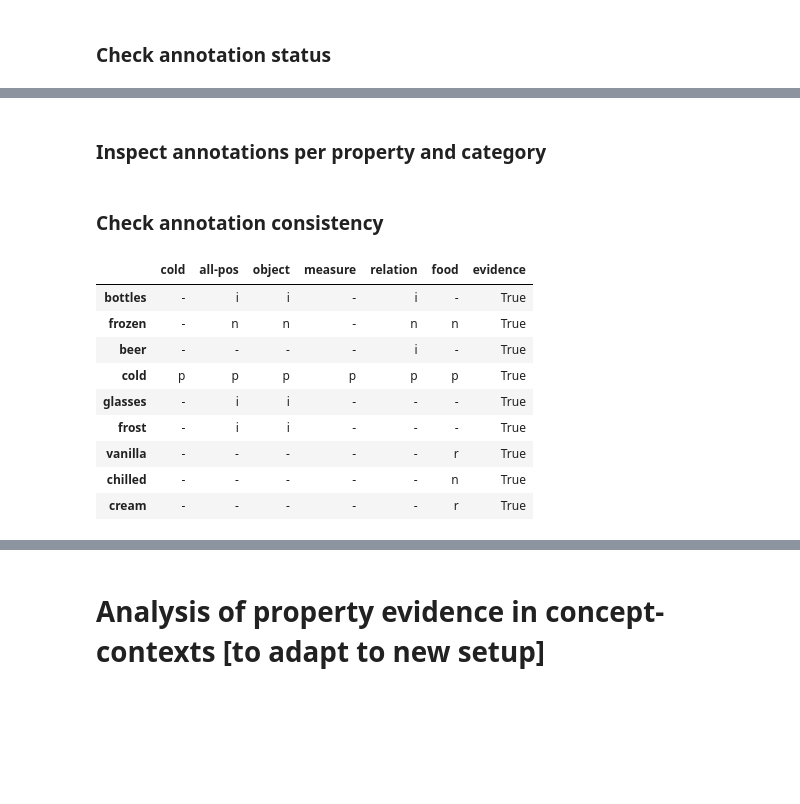
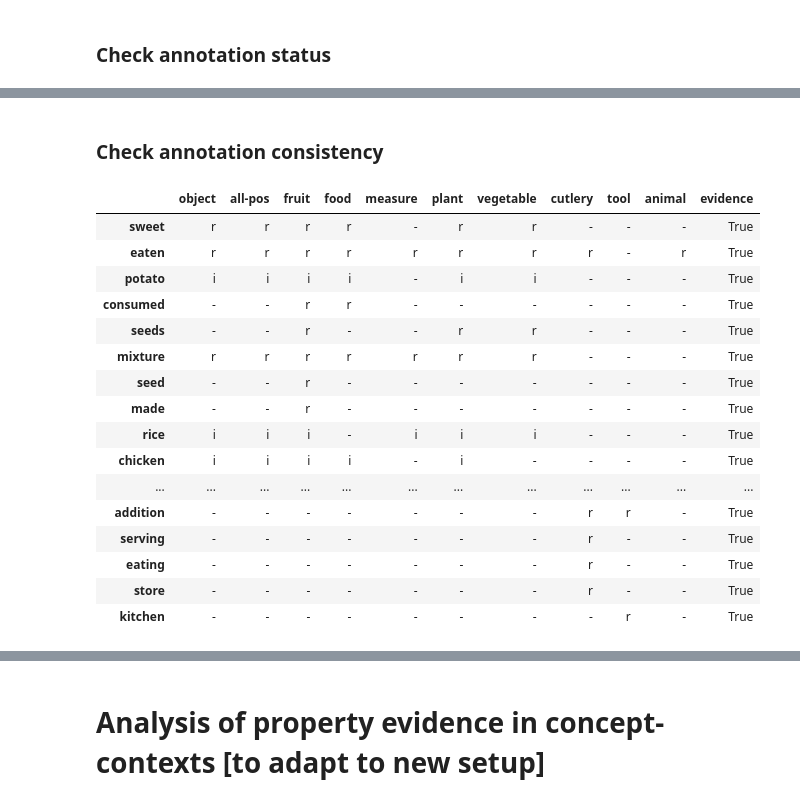
Before and after one commit to PiaSommerauer/corpus_diagnostics, a Jupyter notebook: scripts/Explore.ipynb, the cells around one changed output, grey strips where cells are left out. Cells and saved outputs as stored; diff of their text form; code cells hidden in the pictures; blank space fills up the shorter version.

```diff
--- a/scripts/Explore.ipynb
+++ b/scripts/Explore.ipynb
@@ -147,5 +182,3 @@ warm-pos
 wheels-pos
 wings-pos
 yellow-pos
-# %% [markdown]
-### Inspect annotations per property and category
@@ -164,18 +200,26 @@ summarize_annotation_table(prop, model)
 # %%
+# get overview
 
-prop = 'cold'
-model = 'giga_full'
-df = get_property_annotations(model, prop)
+prop = 'used_in_cooking'
+model_name = 'wiki'
+df = get_property_annotations(model_name, prop)
 df = df.loc[df['evidence'] == True]
 df
 # %% [output]
-|  | cold | all-pos | object | measure | relation | food | evidence |
-| bottles | - | i | i | - | i | - | True |
-| frozen | - | n | n | - | n | n | True |
-| beer | - | - | - | - | i | - | True |
-| cold | p | p | p | p | p | p | True |
-| glasses | - | i | i | - | - | - | True |
-| frost | - | i | i | - | - | - | True |
-| vanilla | - | - | - | - | - | r | True |
-| chilled | - | - | - | - | - | n | True |
-| cream | - | - | - | - | - | r | True |
+|  | object | all-pos | fruit | food | measure | plant | vegetable | cutlery | tool | animal | evidence |
+| sweet | r | r | r | r | - | r | r | - | - | - | True |
+| eaten | r | r | r | r | r | r | r | r | - | r | True |
+| potato | i | i | i | i | - | i | i | - | - | - | True |
+| consumed | - | - | r | r | - | - | - | - | - | - | True |
+| seeds | - | - | r | - | - | r | r | - | - | - | True |
+| mixture | r | r | r | r | r | r | r | - | - | - | True |
+| seed | - | - | r | - | - | - | - | - | - | - | True |
+| made | - | - | r | - | - | - | - | - | - | - | True |
+| rice | i | i | i | - | i | i | i | - | - | - | True |
+| chicken | i | i | i | i | - | i | - | - | - | - | True |
+| ... | ... | ... | ... | ... | ... | ... | ... | ... | ... | ... | ... |
+| addition | - | - | - | - | - | - | - | r | r | - | True |
+| serving | - | - | - | - | - | - | - | r | - | - | True |
+| eating | - | - | - | - | - | - | - | r | - | - | True |
+| store | - | - | - | - | - | - | - | r | - | - | True |
+| kitchen | - | - | - | - | - | - | - | - | r | - | True |
```
Also changed, not shown: parts of 70 cells of this notebook, 3 other files.
